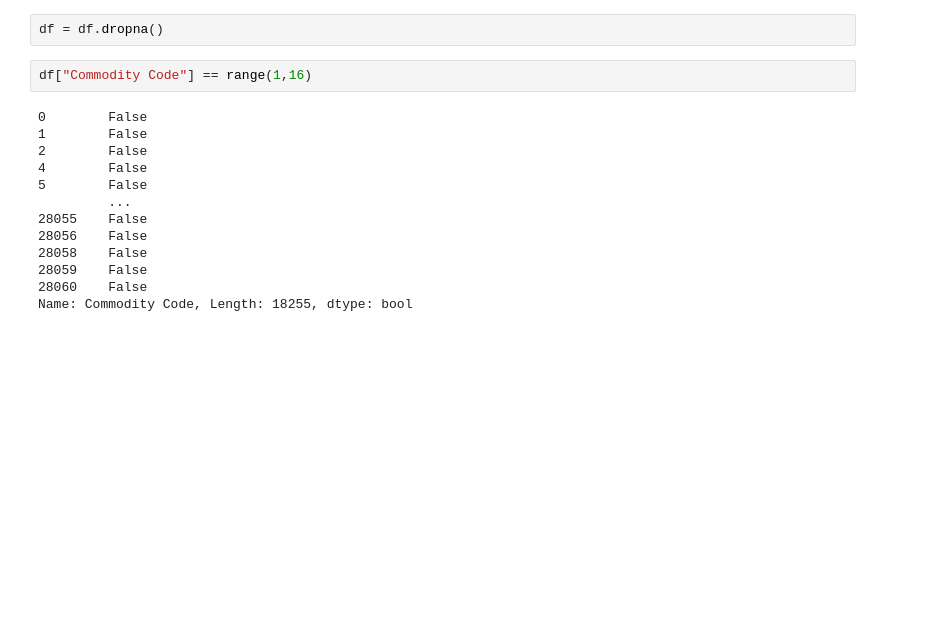
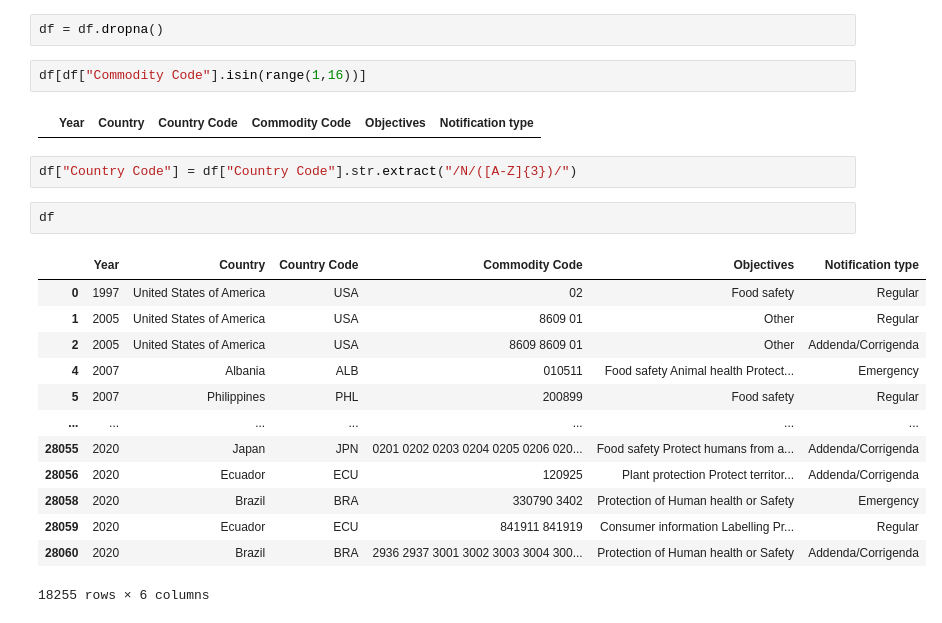
Before and after one commit to thcoelho/ITP_Notificacoes_Exportacao, a Jupyter notebook: Modelo/Notificações/EPING_Notif.ipynb, the cells around one changed output. Drawn from its saved outputs; the diff is of its cells as text; blank space fills up the shorter version.

```diff
--- a/Modelo/Notificações/EPING_Notif.ipynb
+++ b/Modelo/Notificações/EPING_Notif.ipynb
@@ -84,17 +84,24 @@ df["Commodity Code"] = df["Commodity Code"].str.extract("HS codes: (.*)")
 # %%
 df = df.dropna()
 # %%
-df["Commodity Code"] == range(1,16)
+df[df["Commodity Code"].isin(range(1,16))]
 # %% [output]
-0        False
-1        False
-2        False
-4        False
-5        False
-         ...
-28055    False
-28056    False
-28058    False
-28059    False
-28060    False
-Name: Commodity Code, Length: 18255, dtype: bool
+|  | Year | Country | Country Code | Commodity Code | Objectives | Notification type |
+# %%
+df["Country Code"] = df["Country Code"].str.extract("/N/([A-Z]{3})/")
+# %%
+df
+# %% [output]
+|  | Year | Country | Country Code | Commodity Code | Objectives | Notification type |
+| 0 | 1997 | United States of America | USA | 02 | Food safety | Regular |
+| 1 | 2005 | United States of America | USA | 8609 01 | Other | Regular |
+| 2 | 2005 | United States of America | USA | 8609 8609 01 | Other | Addenda/Corrigenda |
+| 4 | 2007 | Albania | ALB | 010511 | Food safety Animal health Protect... | Emergency |
+| 5 | 2007 | Philippines | PHL | 200899 | Food safety | Regular |
+| ... | ... | ... | ... | ... | ... | ... |
+| 28055 | 2020 | Japan | JPN | 0201 0202 0203 0204 0205 0206 020... | Food safety Protect humans from a... | Addenda/Corrigenda |
+| 28056 | 2020 | Ecuador | ECU | 120925 | Plant protection Protect territor... | Addenda/Corrigenda |
+| 28058 | 2020 | Brazil | BRA | 330790 3402 | Protection of Human health or Safety | Emergency |
+| 28059 | 2020 | Ecuador | ECU | 841911 841919 | Consumer information Labelling Pr... | Regular |
+| 28060 | 2020 | Brazil | BRA | 2936 2937 3001 3002 3003 3004 300... | Protection of Human health or Safety | Addenda/Corrigenda |
+18255 rows × 6 columns
```
